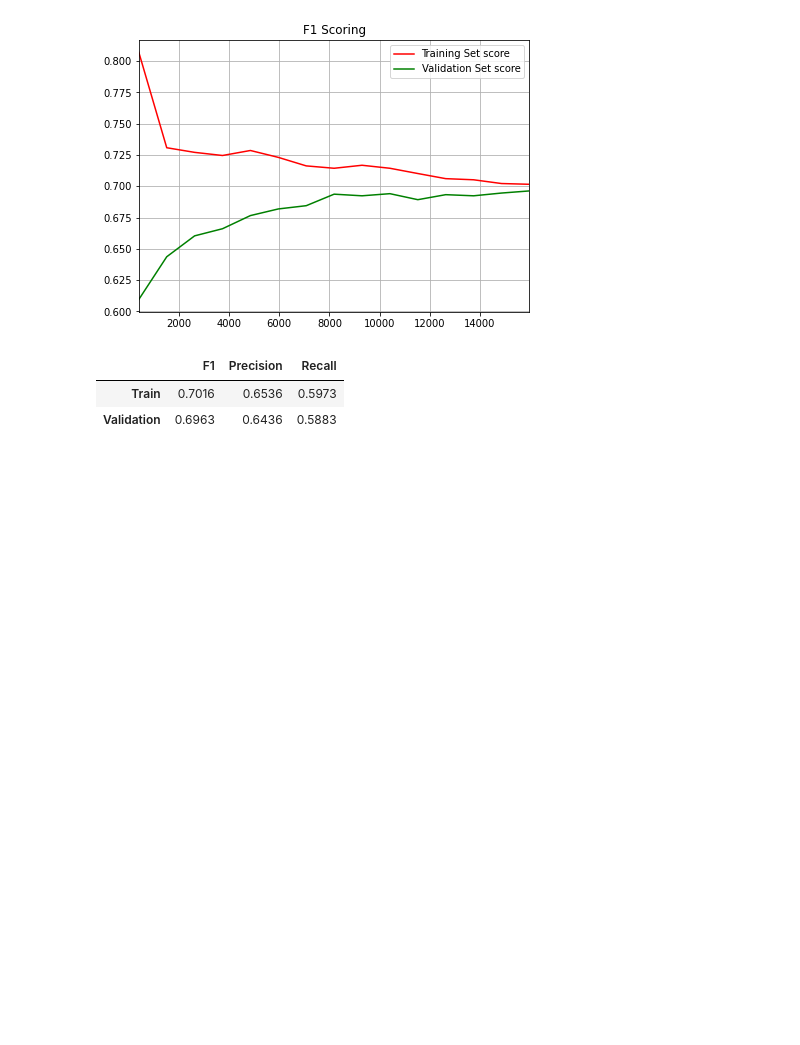
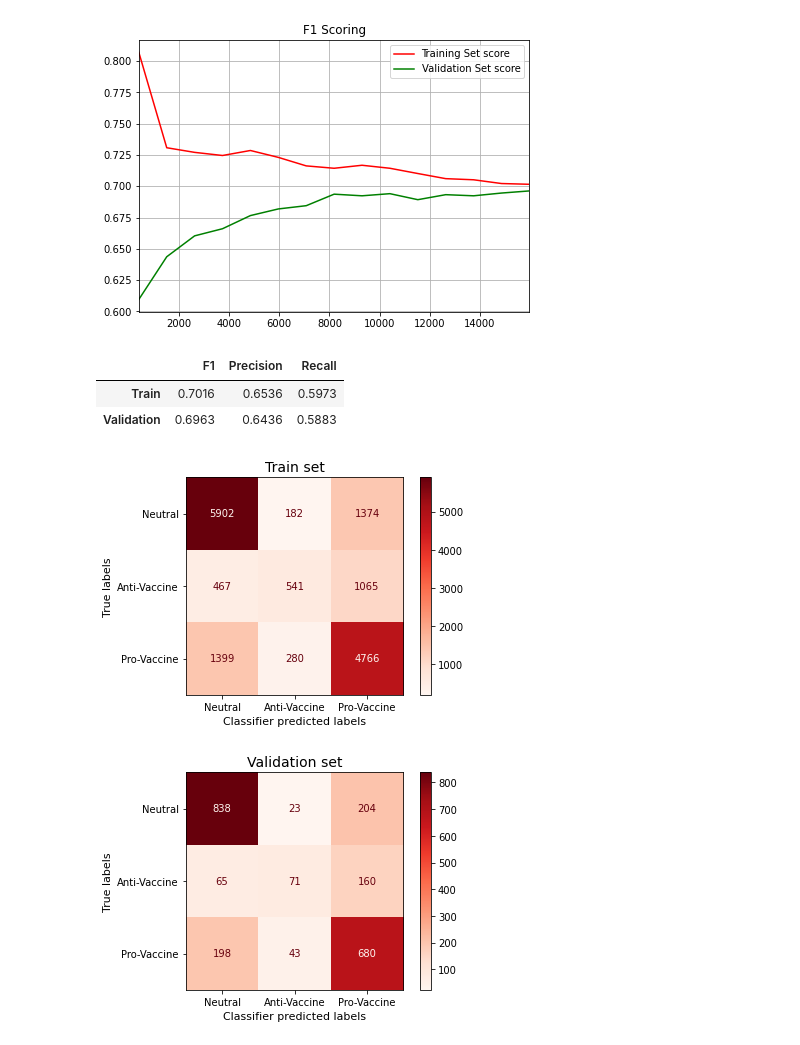
Before and after one commit to pspanoudakis/Machine-Learning-NLP, a Jupyter notebook: TweetClassifier.ipynb, the cells around one changed output. Drawn from its saved outputs; the diff is of its cells as text; code cells hidden in the pictures; blank space fills up the shorter version.

Commit message:
Added confusion matrixes

```diff
--- a/TweetClassifier.ipynb
+++ b/TweetClassifier.ipynb
@@ -161,3 +164,13 @@ def metricStatsDF(tScores: "dict[str, list]", vScores: "dict[str, list]"):
+# %%
+def displayConfusionMatrix(trueLabels, predictions, title: str, displayLabels=None):
+    disp = ConfusionMatrixDisplay.from_predictions(trueLabels, predictions[-1], cmap=plt.cm.Reds)
+    if displayLabels is not None:
+        disp.ax_.set_xticklabels(displayLabels)
+        disp.ax_.set_yticklabels(displayLabels)
+    plt.xlabel('Classifier predicted labels', fontsize=11)
+    plt.ylabel('True labels', fontsize=11)
+    plt.title(title, fontsize=14)
+    plt.show()
 # %% [markdown]
 ### Execution flow
 # %%
@@ -190,3 +203,10 @@ metricStatsDF(tScores, vScores)
 |  | F1 | Precision | Recall |
 | Train | 0.7016 | 0.6536 | 0.5973 |
 | Validation | 0.6963 | 0.6436 | 0.5883 |
+# %%
+labels = ['Neutral', 'Anti-Vaccine', 'Pro-Vaccine']
+displayConfusionMatrix(trainLabels, trainPredictions, title='Train set', displayLabels=labels)
+displayConfusionMatrix(validLabels, validPredictions, title='Validation set', displayLabels=labels)
+# %% [output]
+[figure, added]
+[figure, added]
```
Also changed, not shown: parts of 2 cells of this notebook.
